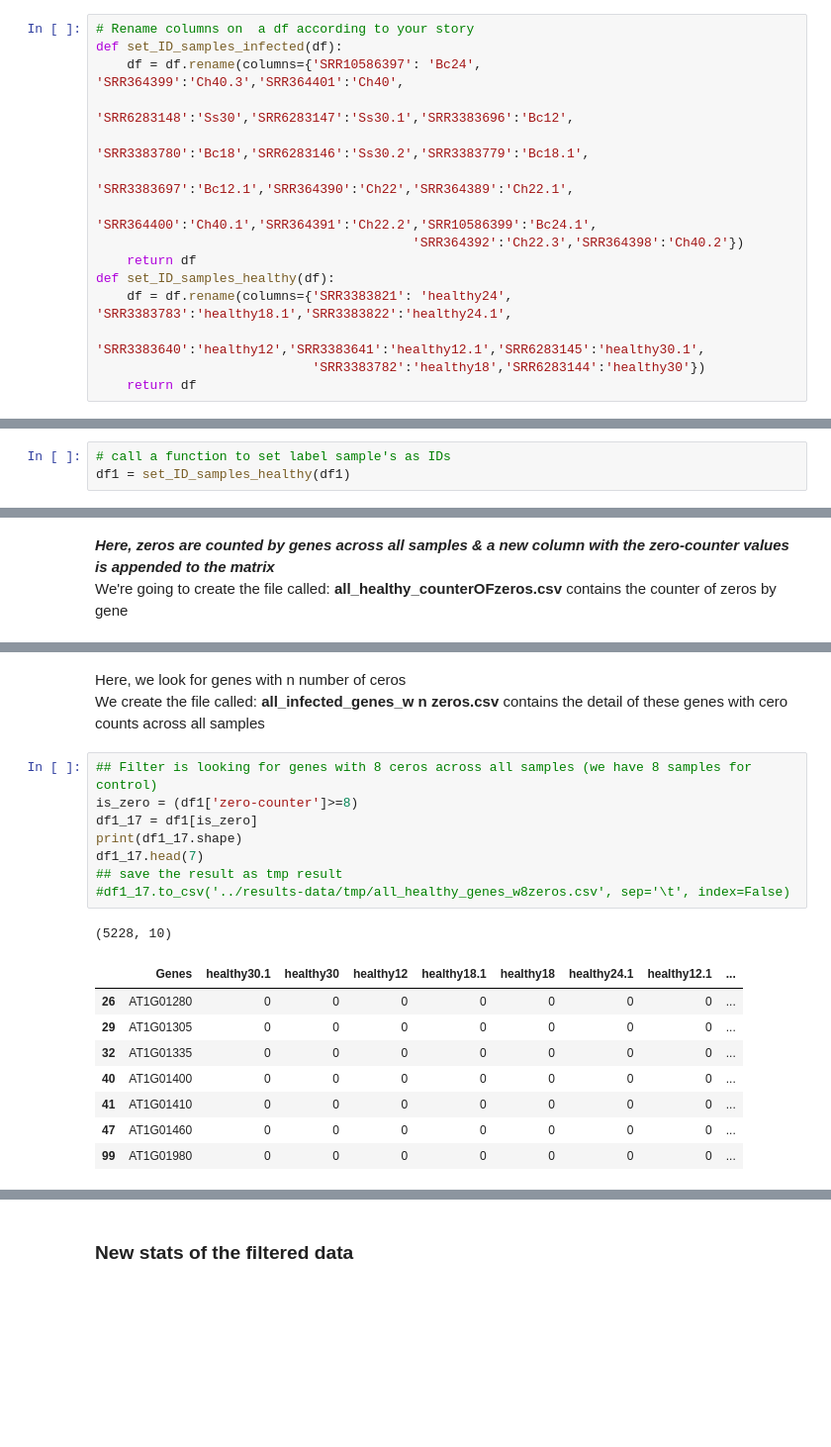
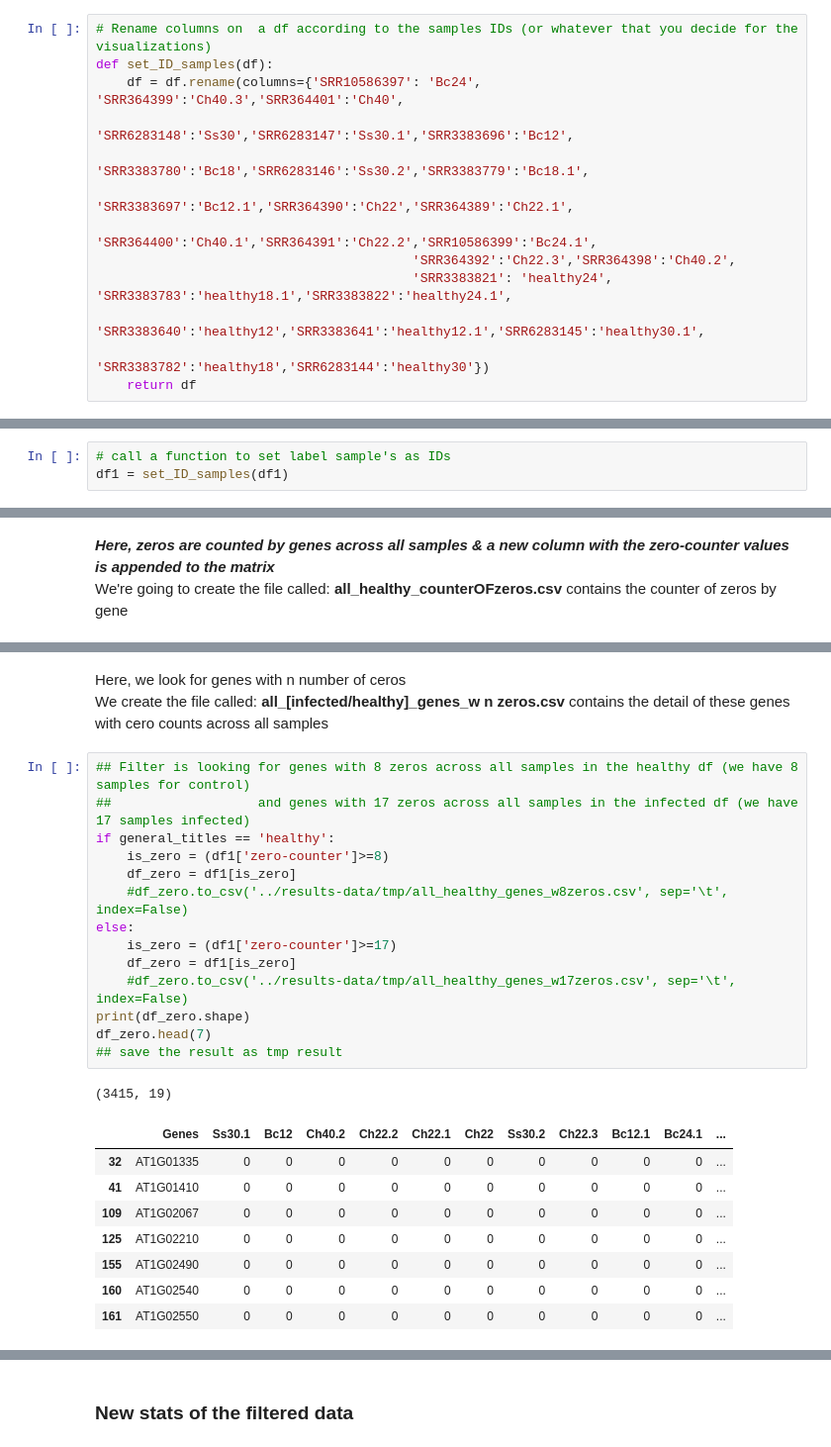
Before and after one commit to cyntsc/meta-analisis-athal, a Jupyter notebook: notebooks/2_compouse_expr_matrix.ipynb, the cells around one changed output, grey strips where cells are left out. Shown at 99% size. Saved outputs shown, nothing was run; the diff lists cells and outputs as text; blank space fills up the shorter version.

```diff
--- a/notebooks/2_compouse_expr_matrix.ipynb
+++ b/notebooks/2_compouse_expr_matrix.ipynb
@@ -38,20 +50,18 @@ Directory changed: /home/cyntsc/Proyectos/tesis-code/meta-xtrome-analysis/athal1
 # %% [markdown]
 ### Declare functions
 # %%
-# Rename columns on  a df according to your story
-def set_ID_samples_infected(df):
+# Rename columns on  a df according to the samples IDs (or whatever that you decide for the visualizations)
+def set_ID_samples(df):
     df = df.rename(columns={'SRR10586397': 'Bc24', 'SRR364399':'Ch40.3','SRR364401':'Ch40',
                                          'SRR6283148':'Ss30','SRR6283147':'Ss30.1','SRR3383696':'Bc12',
                                          'SRR3383780':'Bc18','SRR6283146':'Ss30.2','SRR3383779':'Bc18.1',
                                          'SRR3383697':'Bc12.1','SRR364390':'Ch22','SRR364389':'Ch22.1',
                                          'SRR364400':'Ch40.1','SRR364391':'Ch22.2','SRR10586399':'Bc24.1',
-                                         'SRR364392':'Ch22.3','SRR364398':'Ch40.2'})
+                                         'SRR364392':'Ch22.3','SRR364398':'Ch40.2',
+                                         'SRR3383821': 'healthy24', 'SRR3383783':'healthy18.1','SRR3383822':'healthy24.1',
+                                         'SRR3383640':'healthy12','SRR3383641':'healthy12.1','SRR6283145':'healthy30.1',
+                                         'SRR3383782':'healthy18','SRR6283144':'healthy30'})
     return df
-def set_ID_samples_healthy(df):
-    df = df.rename(columns={'SRR3383821': 'healthy24', 'SRR3383783':'healthy18.1','SRR3383822':'healthy24.1',
-                            'SRR3383640':'healthy12','SRR3383641':'healthy12.1','SRR6283145':'healthy30.1',
-                            'SRR3383782':'healthy18','SRR6283144':'healthy30'})
-    return df
 # %%
 # Set ID index as "ID" to a describe() function in a df
 def df_with_label_ID(df_stat):
@@ -168,6 +210,6 @@ df1.head(5)
 # %%
 # call a function to set label sample's as IDs
-df1 = set_ID_samples_healthy(df1)
+df1 = set_ID_samples(df1)
 # %% [markdown]
 ## Some stats of the new df
 
@@ -274,23 +308,29 @@ df1 = set_ID_samples(df1)
 # %% [markdown]
 Here, we look for genes with n number of ceros <br>
-We create the file called: **all_infected_genes_w n zeros.csv** contains the detail of these genes with cero counts across all samples <br>
+We create the file called: **all_[infected/healthy]_genes_w n zeros.csv** contains the detail of these genes with cero counts across all samples <br>
 # %%
-## Filter is looking for genes with 8 ceros across all samples (we have 8 samples for control)
-is_zero = (df1['zero-counter']>=8)
-df1_17 = df1[is_zero]
-print(df1_17.shape)
-df1_17.head(7)
+## Filter is looking for genes with 8 zeros across all samples in the healthy df (we have 8 samples for control)
+##                   and genes with 17 zeros across all samples in the infected df (we have 17 samples infected)
+if general_titles == 'healthy':
+    is_zero = (df1['zero-counter']>=8)
+    df_zero = df1[is_zero]
+    #df_zero.to_csv('../results-data/tmp/all_healthy_genes_w8zeros.csv', sep='\t', index=False)
+else:
+    is_zero = (df1['zero-counter']>=17)
+    df_zero = df1[is_zero]
+    #df_zero.to_csv('../results-data/tmp/all_healthy_genes_w17zeros.csv', sep='\t', index=False)
+print(df_zero.shape)
+df_zero.head(7)
 ## save the result as tmp result
-#df1_17.to_csv('../results-data/tmp/all_healthy_genes_w8zeros.csv', sep='\t', index=False)
 # %% [output]
-(5228, 10)
+(3415, 19)
-|  | Genes | healthy30.1 | healthy30 | healthy12 | healthy18.1 | healthy18 | healthy24.1 | healthy12.1 | ... |
-| 26 | AT1G01280 | 0 | 0 | 0 | 0 | 0 | 0 | 0 | ... |
-| 29 | AT1G01305 | 0 | 0 | 0 | 0 | 0 | 0 | 0 | ... |
-| 32 | AT1G01335 | 0 | 0 | 0 | 0 | 0 | 0 | 0 | ... |
-| 40 | AT1G01400 | 0 | 0 | 0 | 0 | 0 | 0 | 0 | ... |
-| 41 | AT1G01410 | 0 | 0 | 0 | 0 | 0 | 0 | 0 | ... |
-| 47 | AT1G01460 | 0 | 0 | 0 | 0 | 0 | 0 | 0 | ... |
-| 99 | AT1G01980 | 0 | 0 | 0 | 0 | 0 | 0 | 0 | ... |
+|  | Genes | Ss30.1 | Bc12 | Ch40.2 | Ch22.2 | Ch22.1 | Ch22 | Ss30.2 | Ch22.3 | Bc12.1 | Bc24.1 | ... |
+| 32 | AT1G01335 | 0 | 0 | 0 | 0 | 0 | 0 | 0 | 0 | 0 | 0 | ... |
+| 41 | AT1G01410 | 0 | 0 | 0 | 0 | 0 | 0 | 0 | 0 | 0 | 0 | ... |
+| 109 | AT1G02067 | 0 | 0 | 0 | 0 | 0 | 0 | 0 | 0 | 0 | 0 | ... |
+| 125 | AT1G02210 | 0 | 0 | 0 | 0 | 0 | 0 | 0 | 0 | 0 | 0 | ... |
+| 155 | AT1G02490 | 0 | 0 | 0 | 0 | 0 | 0 | 0 | 0 | 0 | 0 | ... |
+| 160 | AT1G02540 | 0 | 0 | 0 | 0 | 0 | 0 | 0 | 0 | 0 | 0 | ... |
+| 161 | AT1G02550 | 0 | 0 | 0 | 0 | 0 | 0 | 0 | 0 | 0 | 0 | ... |
 # %% [markdown]
 ### Trimming genes with zeros across all samples
```
Also changed, not shown: parts of 36 cells of this notebook, 40 other files.
